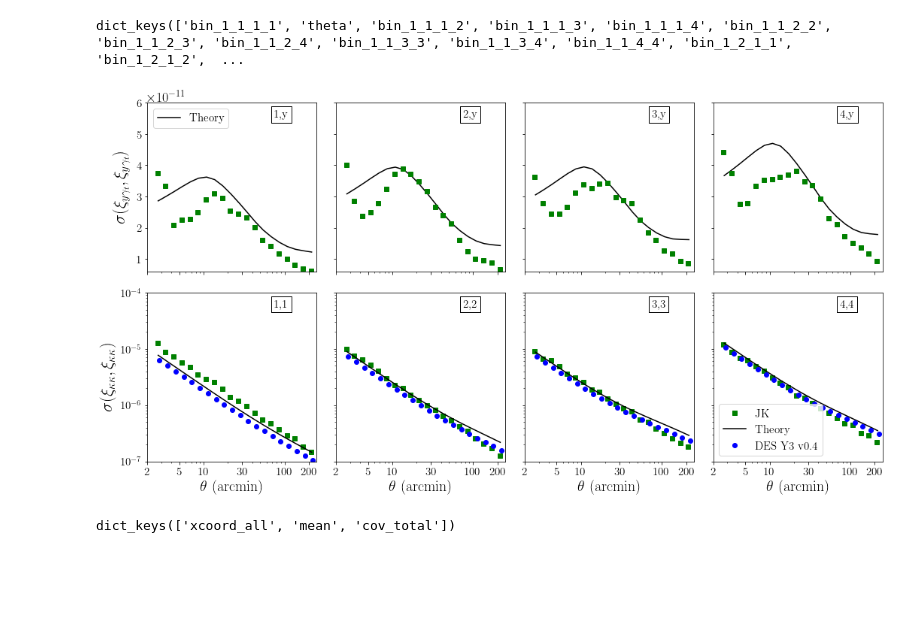
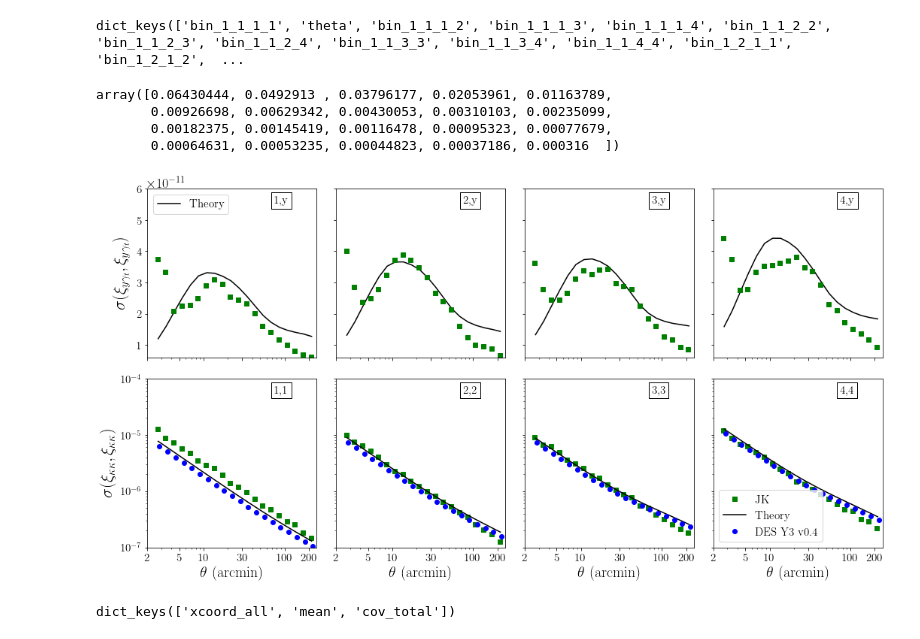
Before and after one commit to shivampcosmo/ACTxDESY3, a Jupyter notebook: src/plotting/shearxy.ipynb, the cells around one changed output. Saved outputs shown, nothing was run; the diff lists cells and outputs as text; code cells hidden in the pictures; blank space fills up the shorter version.

```diff
--- a/src/plotting/shearxy.ipynb
+++ b/src/plotting/shearxy.ipynb
@@ -30,7 +31,8 @@ Once deleted, variables cannot be recovered. Proceed (y/[n])?  y
 os.environ['COSMOSIS_SRC_DIR'] = '/global/cfs/cdirs/des/shivamp/nl_cosmosis/cosmosis/'
 sys.path.insert(0, '/global/cfs/cdirs/des/shivamp/nl_cosmosis/cosmosis/ACTxDESY3/src/cosmosis_code/')
 # DV = dill.load(open('/global/cfs/cdirs/des/shivamp/nl_cosmosis/cosmosis/ACTxDESY3/src/results/DV_obj_temp_gty_plancky3_beamed_wmeadv4_20_mod_M8_17_nM64_nz256_imead1.pk','rb'))
-DV = dill.load(open('/global/cfs/cdirs/des/shivamp/nl_cosmosis/cosmosis/ACTxDESY3/src/results/DV_obj_temp_kk_gty_plancky3_beamed_bf_kk_gty.pk','rb'))
+# DV = dill.load(open('/global/cfs/cdirs/des/shivamp/nl_cosmosis/cosmosis/ACTxDESY3/src/results/DV_obj_temp_kk_gty_plancky3_beamed_bf_kk_gty.pk','rb'))
+DV = dill.load(open('/global/cfs/cdirs/des/shivamp/nl_cosmosis/cosmosis/ACTxDESY3/src/results/DV_obj_temp_kk_gty_plancky3_beamed_AGN.pk','rb'))
 # %%
 
 df = pk.load(open('/global/cfs/cdirs/des/shivamp/nl_cosmosis/cosmosis/ACTxDESY3/src/data/results_25_6_20.pkl','rb'),encoding='latin1')
@@ -130,0 +237,10 @@ pl.tight_layout()
+# %%
+from astropy.io import fits
+actf = fits.open('/global/cfs/cdirs/des/shivamp/nl_cosmosis/cosmosis/ACTxDESY3/src/data/DES_ACT.fits')
+actf['compton_shear'].header
+
+bin1_gty = actf['compton_shear'].data['BIN1']
+bin2_gty = actf['compton_shear'].data['BIN2']
+gty_csf = actf['compton_shear'].data['VALUE']
+gty_ang = actf['compton_shear'].data['ANG']
+gty_sig = np.sqrt(np.diag(actf['COVMAT'].data)[400:])
@@ -575,6 +800,16 @@ dict_keys(['bin_1_0_1_1', 'theta', 'bin_1_0_1_2', 'bin_1_0_1_3', 'bin_1_0_1_4',
 DV.fftcovtot_dict['kk_kk'].keys()
 # %% [output]
 dict_keys(['bin_1_1_1_1', 'theta', 'bin_1_1_1_2', 'bin_1_1_1_3', 'bin_1_1_1_4', 'bin_1_1_2_2', 'bin_1_1_2_3', 'bin_1_1_2_4', 'bin_1_1_3_3', 'bin_1_1_3_4', 'bin_1_1_4_4', 'bin_1_2_1_1', 'bin_1_2_1_2',  ...
+# %%
+cov_kk_binj2 = DV.fftcovtot_dict['gty_gty']['bin_' + str(j2+1) + '_' + str(0) + '_' + str(j2+1) + '_' + str(0)]
+sig_kk_binj2 = np.sqrt(np.diag(cov_kk_binj2))
+ind_inth = np.where((theta_arr > 2.5) &  (theta_arr < 250.))[0]
+sig_kk_binj2[ind_inth]
+# %% [output]
+array([0.06430444, 0.0492913 , 0.03796177, 0.02053961, 0.01163789,
+       0.00926698, 0.00629342, 0.00430053, 0.00310103, 0.00235099,
+       0.00182375, 0.00145419, 0.00116478, 0.00095323, 0.00077679,
+       0.00064631, 0.00053235, 0.00044823, 0.00037186, 0.000316  ])
 # %%
 from twobessel import *
 import matplotlib.pyplot as plt
@@ -589,8 +824,9 @@ try:
     df = pk.load(open('/global/cfs/cdirs/des/shivamp/nl_cosmosis/cosmosis/ACTxDESY3/src/data/results_25_6_20.pkl','rb'))
 except:
     df = pk.load(open('/global/cfs/cdirs/des/shivamp/nl_cosmosis/cosmosis/ACTxDESY3/src/data/results_25_6_20.pkl','rb'),encoding='latin1')
+fdir = '/global/cfs/cdirs/des/shivamp/nl_cosmosis/cosmosis/ACTxDESY3/src/results/'
 
-
+DV = dill.load(open(fdir + 'DV_obj_temp_kk_gty_plancky3_beamed_bf_kk_gty_cov_newplnl.pk','rb'))
 theta_arr = DV.fftcovtot_dict['kk_kk']['theta']
 
 from astropy.io import fits
@@ -719,34 +955,34 @@ for j1 in range(2):
 #         ax[j1,j2].text( 0.55, 0.96,labels[jc], verticalalignment='top', horizontalalignment='left', transform=ax[j1,j2].transAxes, fontsize=15)
         ax[0,j2].text( 0.75, 0.96,texts_ky[j2], verticalalignment='top', horizontalalignment='left', transform=ax[0,j2].transAxes, fontsize=15, bbox=dict(facecolor='white', edgecolor='black'))
         ax[1,j2].text( 0.75, 0.96,texts_kk[j2], verticalalignment='top', horizontalalignment='left', transform=ax[1,j2].transAxes, fontsize=15, bbox=dict(facecolor='white', edgecolor='black'))
 #         ax[2,j2].text( 0.75, 0.96,texts_kk[j2], verticalalignment='top', horizontalalignment='left', transform=ax[2,j2].transAxes, fontsize=15, bbox=dict(facecolor='white', edgecolor='black'))
 
 
         jc += 1
 
 # yticks  = np.array([-0.45,-0.3,-0.15,0.00,0.15,0.3,0.45])
 # labels_bottom = yticks
 # ax[0,0].set_yticks(yticks)
 # ax[0,0].set_yticklabels(labels_bottom,  fontsize=15)
 # ax[1,0].set_yticks(yticks)
 # ax[1,0].set_yticklabels(labels_bottom,  fontsize=15)
 
 
 # ax[0,0].set_ylabel(r'$\xi_{\rm mm}$ comparison', size = 22)
 ax[0,0].set_ylabel(r'$\sigma(\xi_{y\gamma_t},\xi_{y\gamma_t})$ ', size = 22)
 # ax[1,0].set_ylabel(r'$\xi_{y\kappa}(\theta)$ ', size = 22)
 ax[1,0].set_ylabel(r'$\sigma(\xi_{\kappa \kappa},\xi_{\kappa \kappa})$ ', size = 22)
 ax[1,3].legend(fontsize=15,loc='lower left')
 ax[0,0].legend(fontsize=15,loc='upper left')
 #     ax[1,j].tick_params(axis='both', which='major', labelsize=15)
 
 
 
 pl.tight_layout()
 
 # fig.savefig('xi_ygt_kk_allbins_sigma_comp.pdf')
 # %% [output]
-[figure, old version]
+[figure, new version]
 # %%
 twoptf = pk.load(open('/global/cfs/cdirs/des/shivamp/ACTxDESY3_data/actxdes_shear/planck_desy3_kk_gty_reformat_autobinonly_cov_theory_25_6_20.pk','rb'))
 twoptf.keys()
```
Also changed, not shown: parts of 9 cells of this notebook, 36 other files.
